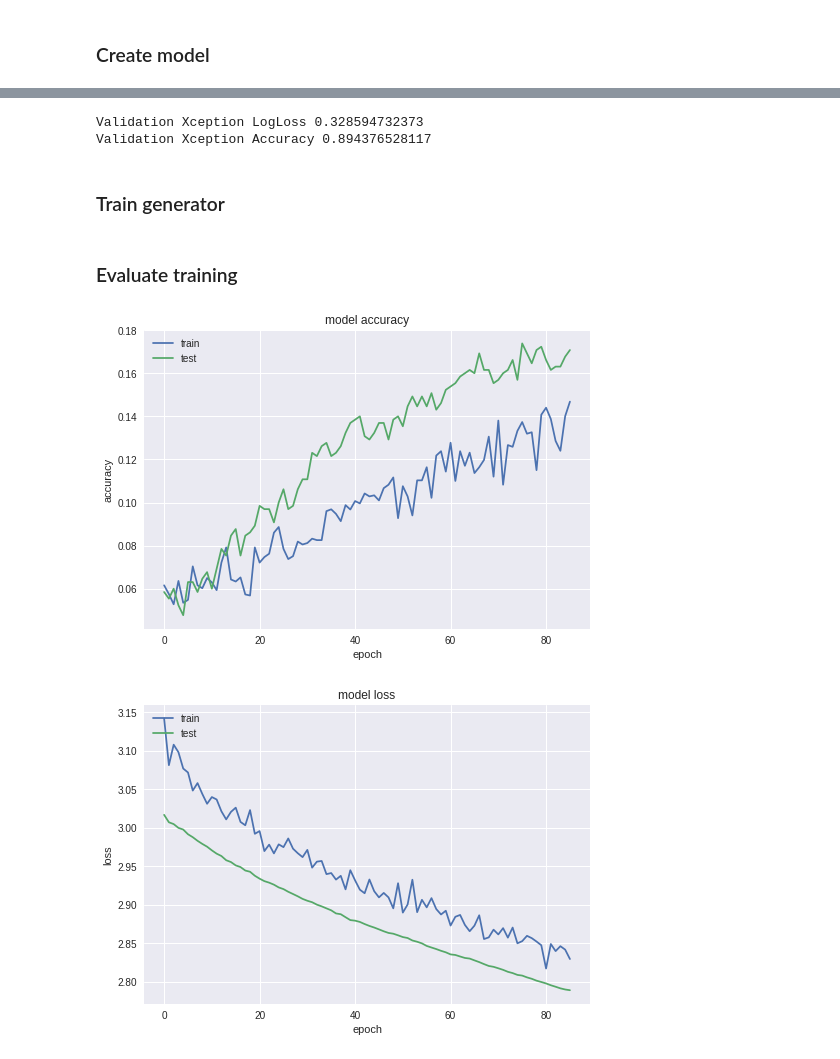
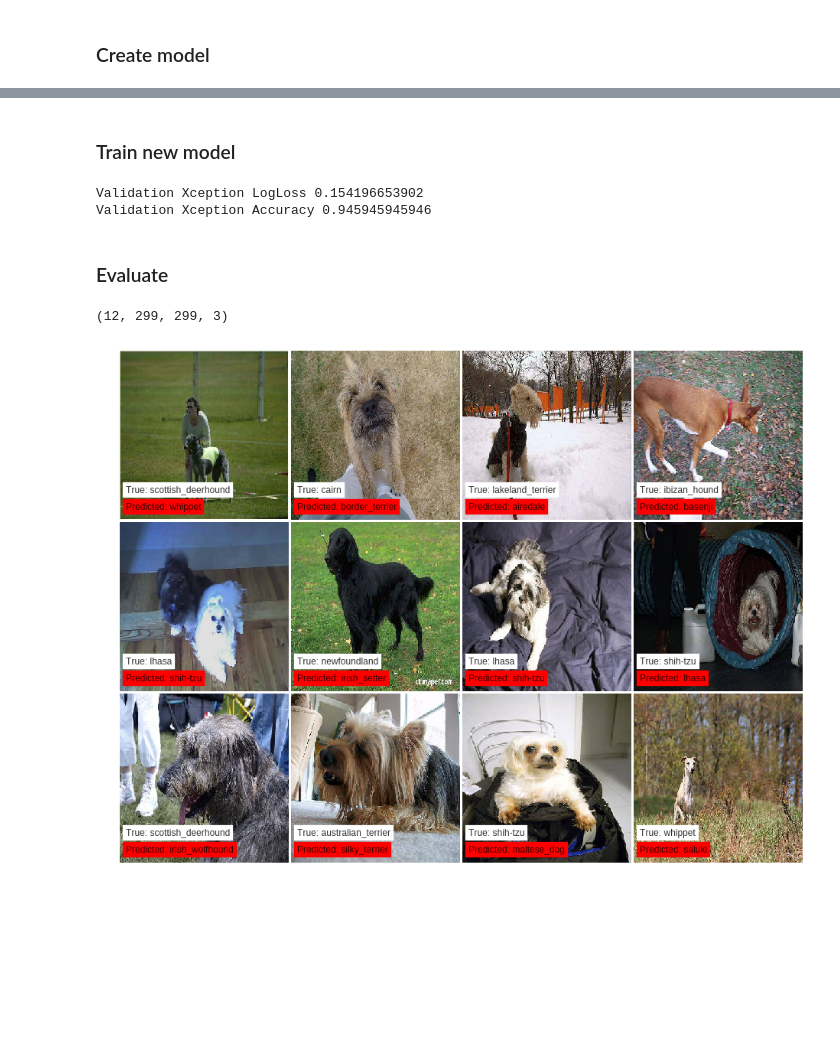
Before and after one commit to annesteenbeek/advanced_machine_learning_proj, a Jupyter notebook: main_transfer.ipynb, the cells around one changed output, grey strips where cells are left out. Drawn from its saved outputs; the diff is of its cells as text; code cells hidden in the pictures; blank space fills up the shorter version.

Commit message:
plots

```diff
--- a/main_transfer.ipynb
+++ b/main_transfer.ipynb
@@ -9,17 +9,21 @@ from keras.layers import Dropout, Flatten, Dense, GlobalAveragePooling2D
 from keras import backend as k
 from keras.callbacks import ModelCheckpoint, LearningRateScheduler, TensorBoard, EarlyStopping
 
-from utils import breed_overview, store_data_hdf5, get_data_hdf5, hdf5_image_generator, get_steps, get_labels
+from utils import breed_overview, store_data_hdf5, hdf5_image_generator, get_steps, get_labels, plot_image_overview, get_images
 from sklearn.model_selection import train_test_split
 from sklearn.linear_model import LogisticRegression
 from sklearn.metrics import log_loss, accuracy_score
+from sklearn.metrics import confusion_matrix
 
 import numpy as np
 import matplotlib.pyplot as plt
 import tensorflow as tf
 
-print tf.__version__
+print(tf.__version__)
 
 from tensorflow.python.client import device_lib
 print(device_lib.list_local_devices())
+
+%pylab inline
+pylab.rcParams['figure.figsize'] = (16,16)
 # %% [output]
@@ -49,13 +52,12 @@ validation_filename = root_dir + "data/valid.p"
 labels_filename = root_dir + "data/labels.csv.zip"
 hdf5_filename = root_dir + "data/images.hdf5"
 
-num_validation = 0.3
-batch_size = 15
+train_val = 0.8 # trian/val
+batch_size = 15 # Amount of images to load into each batch
 
-n_breeds = None
+n_breeds = 40 # total number of breeds
 
-nwidth = 80
-nheight = 80
+img_size = 299
 # %% [markdown]
 ### Load datasets
 # %%
@@ -124,40 +94,34 @@ Xception valid bottleneck features shape: (2045, 2048) size: 4,188,160
+# %% [markdown]
+### Train new model
 # %%
-y_train, y_val, breed_dict = get_labels(hdf5_filename, 120)
+y_train, y_val, breed_dict = get_labels(hdf5_filename, n_breeds)
 
 y_val_hot = keras.utils.to_categorical(y_val)
 y_train_hot = keras.utils.to_categorical(y_train)
 
-logreg = LogisticRegression(multi_class='multinomial', solver='lbfgs', random_state=1987)
-logreg.fit(train_x_bf, (y_train_hot * range(120)).sum(axis=1))
+logreg = LogisticRegression(multi_class='multinomial', solver='lbfgs', random_state=6)
+logreg.fit(train_x_bf, (y_train_hot * range(n_breeds)).sum(axis=1))
 valid_probs = logreg.predict_proba(valid_x_bf)
 valid_preds = logreg.predict(valid_x_bf)
 print('Validation Xception LogLoss {}'.format(log_loss(y_val_hot, valid_probs)))
-print('Validation Xception Accuracy {}'.format(accuracy_score((y_val_hot * range(120)).sum(axis=1), valid_preds)))
+print('Validation Xception Accuracy {}'.format(accuracy_score((y_val_hot * range(n_breeds)).sum(axis=1), valid_preds)))
 # %% [output]
-Validation Xception LogLoss 0.328594732373
-Validation Xception Accuracy 0.894376528117
+Validation Xception LogLoss 0.154196653902
+Validation Xception Accuracy 0.945945945946
-# %% [markdown]
-### Train generator
 # %% [markdown]
-### Evaluate training
+### Evaluate
-# %%
-# summarize history for accuracy
-plt.plot(hist.history['acc'])
-plt.plot(hist.history['val_acc'])
-plt.title('model accuracy')
-plt.ylabel('accuracy')
-plt.xlabel('epoch')
-plt.legend(['train', 'test'], loc='upper left')
-plt.show()
-
-# summarize history for loss
-plt.plot(hist.history['loss'])
-plt.plot(hist.history['val_loss'])
-plt.title('model loss')
-plt.ylabel('loss')
-plt.xlabel('epoch')
-plt.legend(['train', 'test'], loc='upper left')
-plt.show()
-# %% [output]
-[figure, removed]
-[figure, removed]
+# %%
+# print valid_preds.shape
+false_indexes = ~np.equal(y_val, valid_preds)
+# Set first 8 arguments as True for displaying purposes
+# false_indexes[0:8] = True
+false_indexes = np.flatnonzero(false_indexes)[0:12]
+true_labels = breed_dict[y_val[false_indexes]]
+pred_labels = breed_dict[valid_preds[false_indexes].astype(int)]
+images_val = get_images(hdf5_filename, false_indexes, n_breeds=n_breeds, train=False)
+print images_val.shape
+# print false_indexes.sum()
+plot_image_overview(images_val, true_labels, pred_labels)
+# %% [output]
+(12, 299, 299, 3)
+[figure, added]
```
Also changed, not shown: parts of 10 cells of this notebook, 1 other file.
